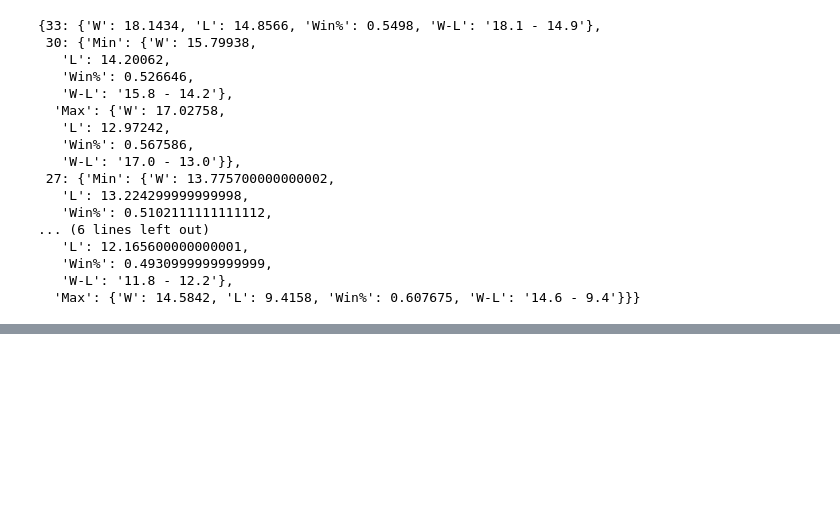
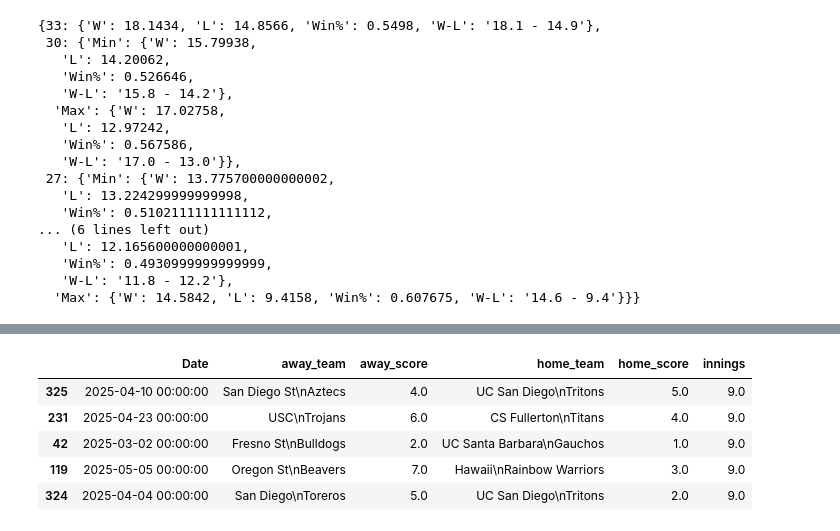
Before and after one commit to jackkalsched/UCSD_Baseball_25, a Jupyter notebook: Other/schedule_optimization.ipynb, the cells around one changed output, grey strips where cells are left out. Saved outputs shown, nothing was run; the diff lists cells and outputs as text; code cells hidden in the pictures; blank space fills up the shorter version.

```diff
--- a/Other/schedule_optimization.ipynb
+++ b/Other/schedule_optimization.ipynb
@@ -342,0 +352,29 @@ print(df)
+# %%
+potential_nonconf_teams = [
+    'Pacific\nTigers',
+    'Santa Clara\nBroncos',
+    'San Francisco\nDons',
+    'San Jose St\nSpartans',
+    'Loy Marymount\nLions',
+    'USC\nTrojans',
+    'Fresno St\nBulldogs',
+    'Utah Tech\nRebels',
+    'Nevada\nWolf Pack',
+    'Pepperdine\nWaves',
+    'San Diego St\nAztecs',
+    'San Diego\nToreros',
+    'Arizona St\nSun Devils',
+    'San Francisco\nDons',
+    'Oregon St\nBeavers',
+    'UCLA\nBruins'
+]
+# %%
+nonconf_gamelog = nonconf[(nonconf['away_team'].isin(potential_nonconf_teams) | nonconf['home_team'].isin(potential_nonconf_teams))][['Date', 'away_team', 'away_score', 'home_team', 'home_score', 'innings']].copy().reset_index(drop=True)
+nonconf_gamelog.sample(5)
+# %% [output]
+|  | Date | away_team | away_score | home_team | home_score | innings |
+| 325 | 2025-04-10 00:00:00 | San Diego St\nAztecs | 4.0 | UC San Diego\nTritons | 5.0 | 9.0 |
+| 231 | 2025-04-23 00:00:00 | USC\nTrojans | 6.0 | CS Fullerton\nTitans | 4.0 | 9.0 |
+| 42 | 2025-03-02 00:00:00 | Fresno St\nBulldogs | 2.0 | UC Santa Barbara\nGauchos | 1.0 | 9.0 |
+| 119 | 2025-05-05 00:00:00 | Oregon St\nBeavers | 7.0 | Hawaii\nRainbow Warriors | 3.0 | 9.0 |
+| 324 | 2025-04-04 00:00:00 | San Diego\nToreros | 5.0 | UC San Diego\nTritons | 2.0 | 9.0 |
```
Also changed, not shown: parts of 10 cells of this notebook.
